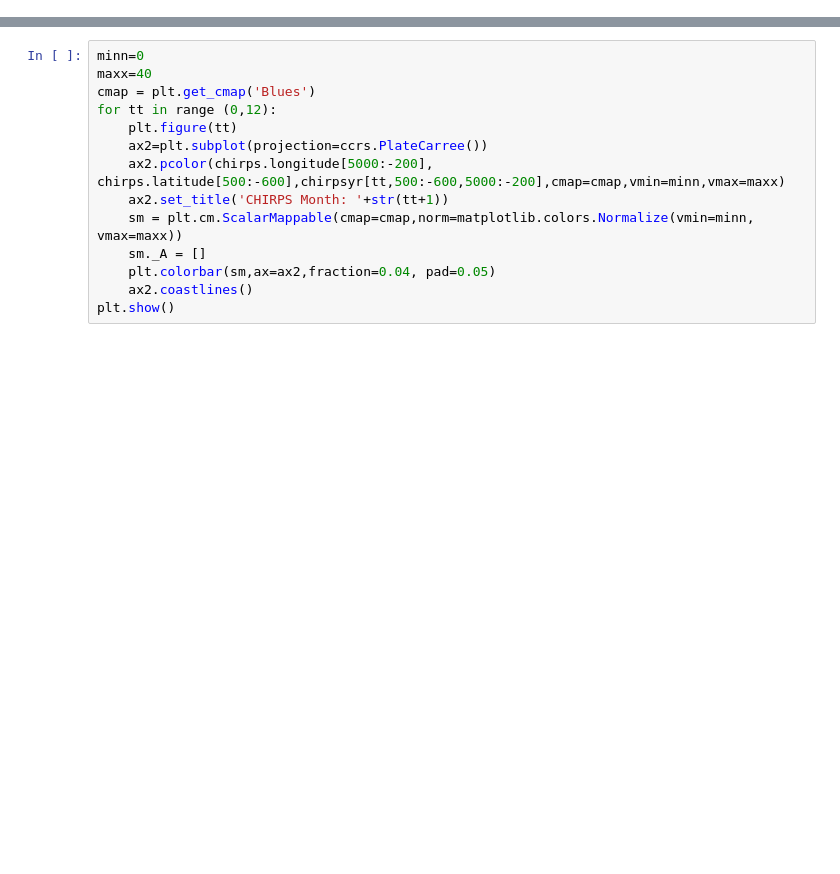
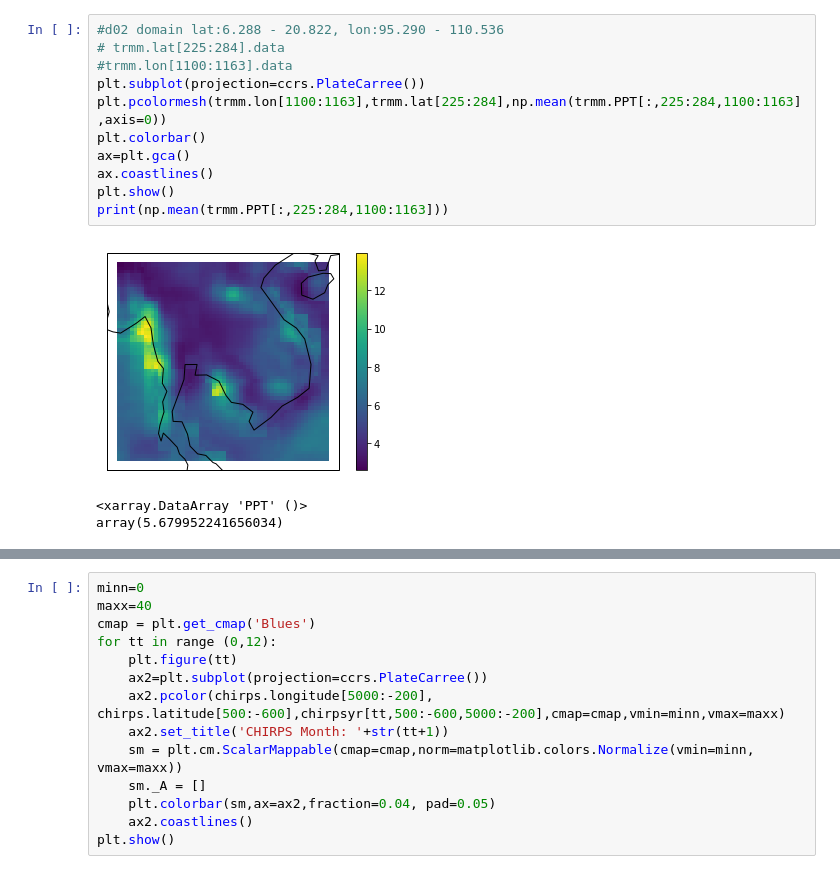
Before and after one commit to likkhian/principia, a Jupyter notebook: MeasurementAnalysis.ipynb, the cells around one changed output, grey strips where cells are left out. Cells and saved outputs as stored; diff of their text form; blank space fills up the shorter version.

```diff
--- a/MeasurementAnalysis.ipynb
+++ b/MeasurementAnalysis.ipynb
@@ -30,3 +91,18 @@ Attributes:
+# %%
+#d02 domain lat:6.288 - 20.822, lon:95.290 - 110.536
+# trmm.lat[225:284].data
+#trmm.lon[1100:1163].data
+plt.subplot(projection=ccrs.PlateCarree())
+plt.pcolormesh(trmm.lon[1100:1163],trmm.lat[225:284],np.mean(trmm.PPT[:,225:284,1100:1163],axis=0))
+plt.colorbar()
+ax=plt.gca()
+ax.coastlines()
+plt.show()
+print(np.mean(trmm.PPT[:,225:284,1100:1163]))
+# %% [output]
+[figure, added]
+<xarray.DataArray 'PPT' ()>
+array(5.679952241656034)
 # %%
 print(trmmmth.shape)
 trmmyr=np.mean(trmmmth,axis=0)
```
Also changed, not shown: parts of 17 cells of this notebook.
